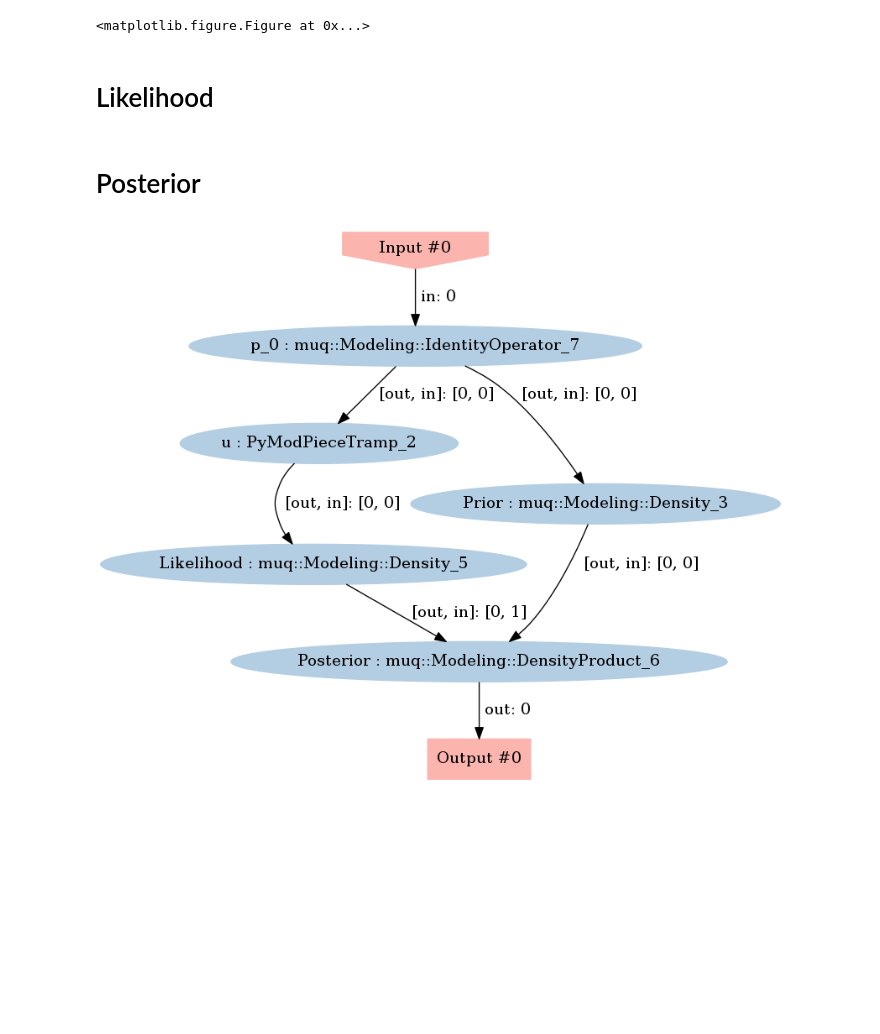
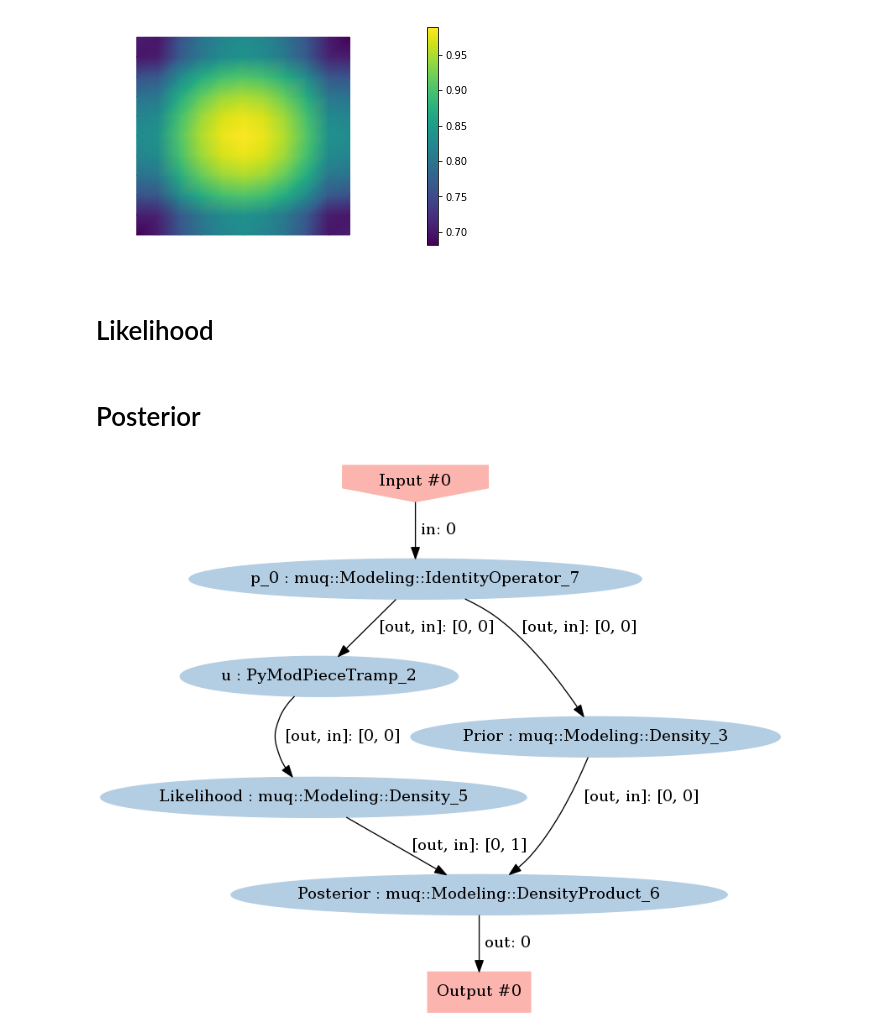
Before and after one commit to katrina-petroske/G2S3_PAT, a Jupyter notebook: Project.ipynb, the cells around one changed output. Drawn from its saved outputs; the diff is of its cells as text; code cells hidden in the pictures; blank space fills up the shorter version.

```diff
--- a/Project.ipynb
+++ b/Project.ipynb
@@ -7,6 +7,7 @@ import numpy as np
 import matplotlib.pyplot as plt
 import sys
 import pandas as pd
+%matplotlib inline
 
 import logging
 logging.getLogger('FFC').setLevel(logging.ERROR)
@@ -61,35 +62,35 @@ class PAT_forward(mm.PyModPiece):
 
         # Time-stepping
         p = dl.Function(self.V)
         t = 0
         for n in range(self.numSteps):
             # Update current timtime
             t += self.dt
 
             # Compute solution
             dl.solve(a == L, p)
 
             # Update previous solution
             p_nm1.assign(p_n)
             p_n.assign(p)
 
         out = p.vector().get_local()
 
         self.outputs = [out]
 
 time_final = 0.05
 numSteps = 100
 c = 1.5
 test = PAT_forward(time_final, numSteps, c, V)
-m = dl.interpolate(dl.Expression('std::log( 8. - 4.*(pow(x[0] - .5,2) + pow(x[1] - .5,2) < pow(0.2,2) ) )', degree=5), V)
+m = dl.interpolate(dl.Expression('exp(-(x[0]-0.5)*(x[0]-0.5) -(x[1]-0.5)*(x[1]-0.5))', degree=2), V)
 obsData = test.Evaluate([m.vector().get_local()])
 
 m = dl.Function(V)
 m.vector().set_local(obsData[0])
 nb.plot(m)
 plt.show()
 # %% [output]
-<matplotlib.figure.Figure at 0x...>
+[figure, added]
 # %%
 fwdSolver = PAT_forward(time_final, numSteps, c, V)
 
```
Also changed, not shown: parts of 5 cells of this notebook, 1 other file.
